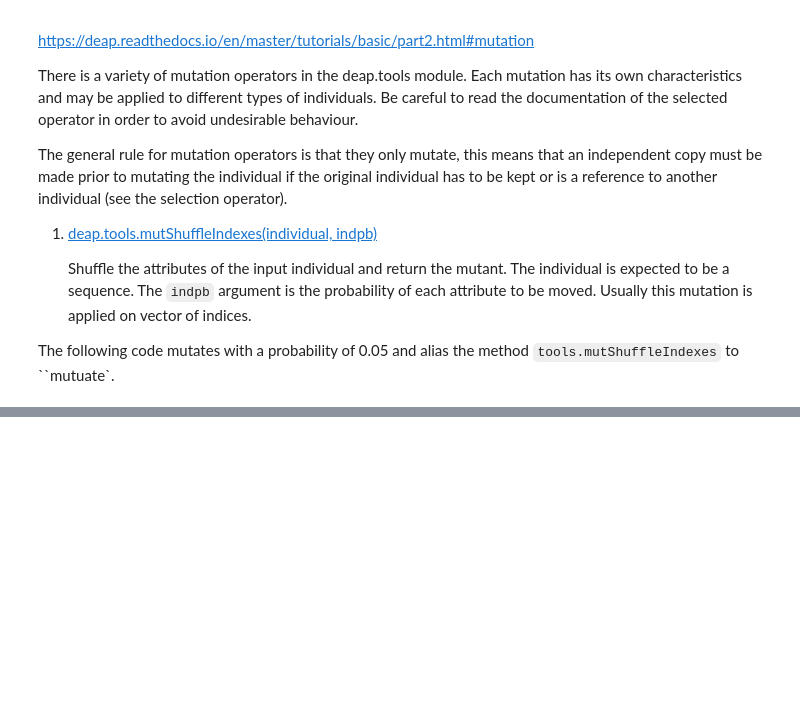
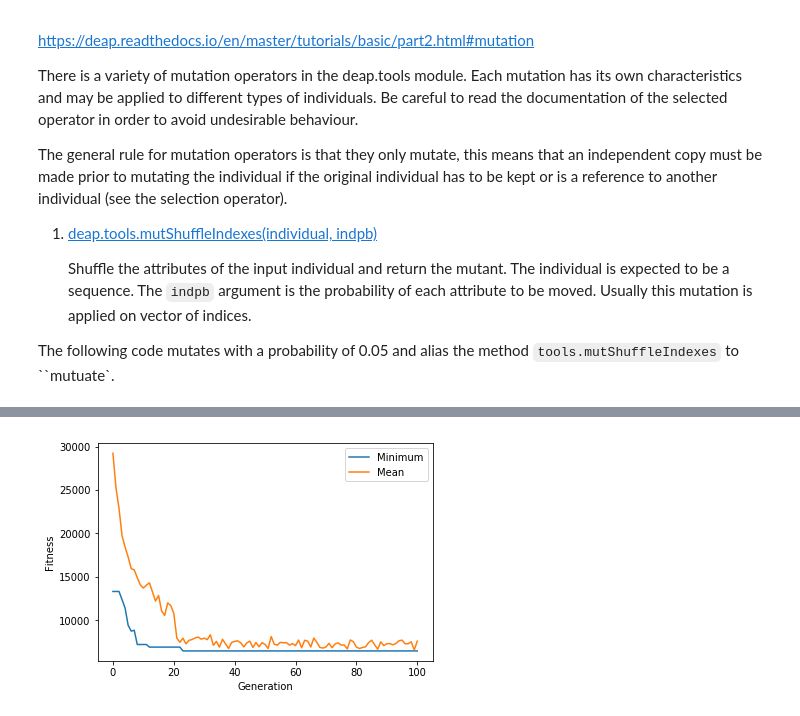
Before and after one commit to NelisW/NeuralNetworks-DeepLearning-Notes, a Jupyter notebook: GAGP/DEAP/code/02-travelling-salesman.ipynb, the cells around one changed output, grey strips where cells are left out. Saved outputs shown, nothing was run; the diff lists cells and outputs as text; code cells hidden in the pictures; blank space fills up the shorter version.

```diff
--- a/GAGP/DEAP/code/02-travelling-salesman.ipynb
+++ b/GAGP/DEAP/code/02-travelling-salesman.ipynb
@@ -190,0 +305,12 @@ The order of travel is the chromosome, this is important that the indices must b
+# %%
+gen = log.select('gen')
+fit_mins = log.select('min')
+fit_avgs = log.select('avg')
+
+plt.plot(gen,fit_mins,label='Minimum');
+plt.plot(gen,fit_avgs,label='Mean');
+plt.xlabel("Generation")
+plt.ylabel("Fitness");
+plt.legend();
+# %% [output]
+[figure, added]
```
Also changed, not shown: parts of 21 cells of this notebook, 1 other file.
